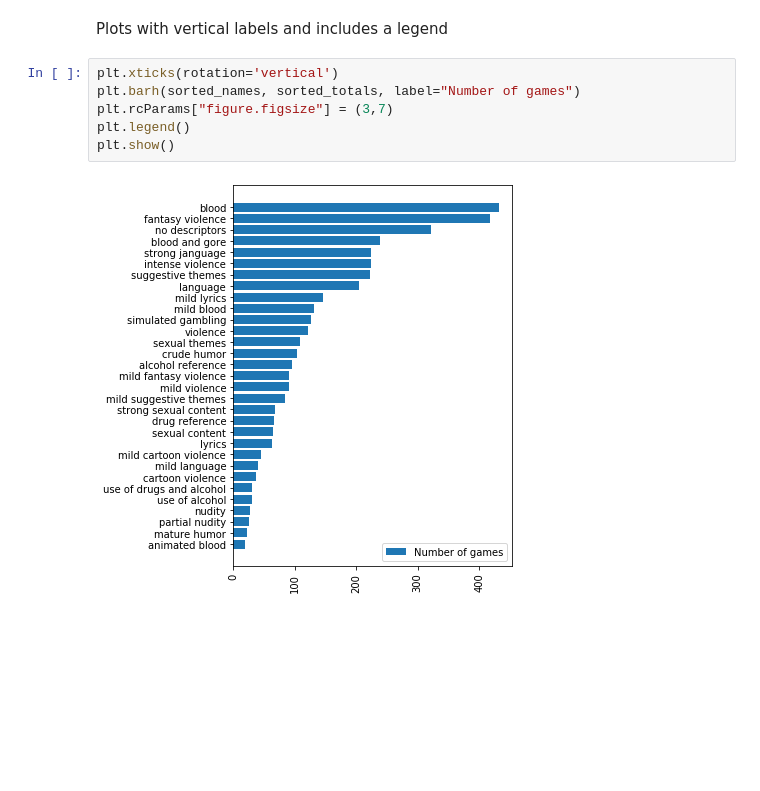
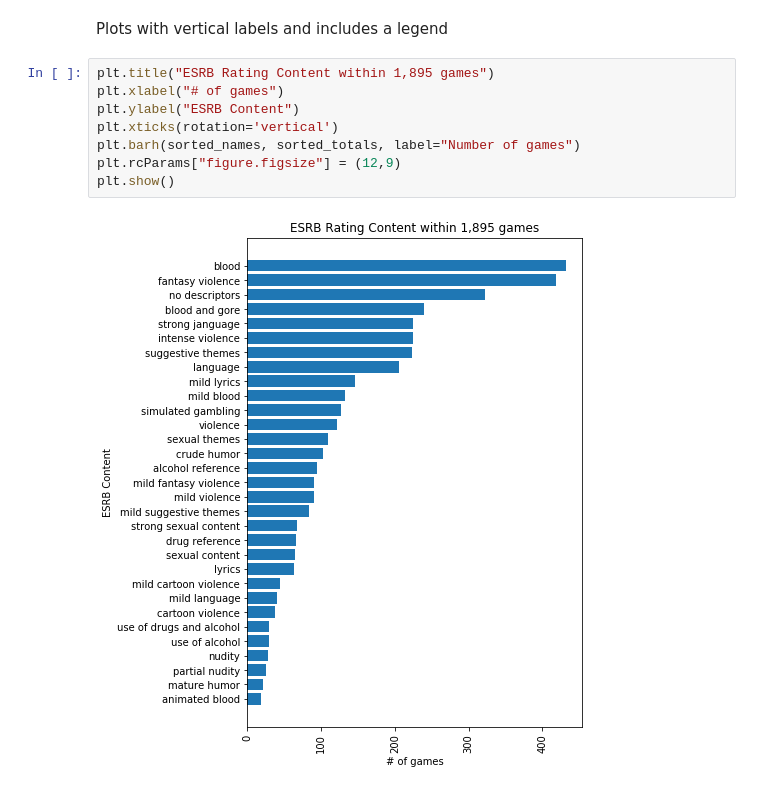
Before and after one commit to andrew-vanderzel/ESRB-Content-Frequency, a Jupyter notebook: ESRB Ratings.ipynb, the cells around one changed output. Saved outputs shown, nothing was run; the diff lists cells and outputs as text; blank space fills up the shorter version.

```diff
--- a/ESRB Ratings.ipynb
+++ b/ESRB Ratings.ipynb
@@ -39,10 +39,12 @@ for i in range(len(sorted_combined)):
 # %% [markdown]
 Plots with vertical labels and includes a legend
 # %%
+plt.title("ESRB Rating Content within 1,895 games")
+plt.xlabel("# of games")
+plt.ylabel("ESRB Content")
 plt.xticks(rotation='vertical')
 plt.barh(sorted_names, sorted_totals, label="Number of games")
-plt.rcParams["figure.figsize"] = (3,7)
-plt.legend()
+plt.rcParams["figure.figsize"] = (12,9)
 plt.show()
 # %% [output]
-[figure, old version]
+[figure, new version]
```
